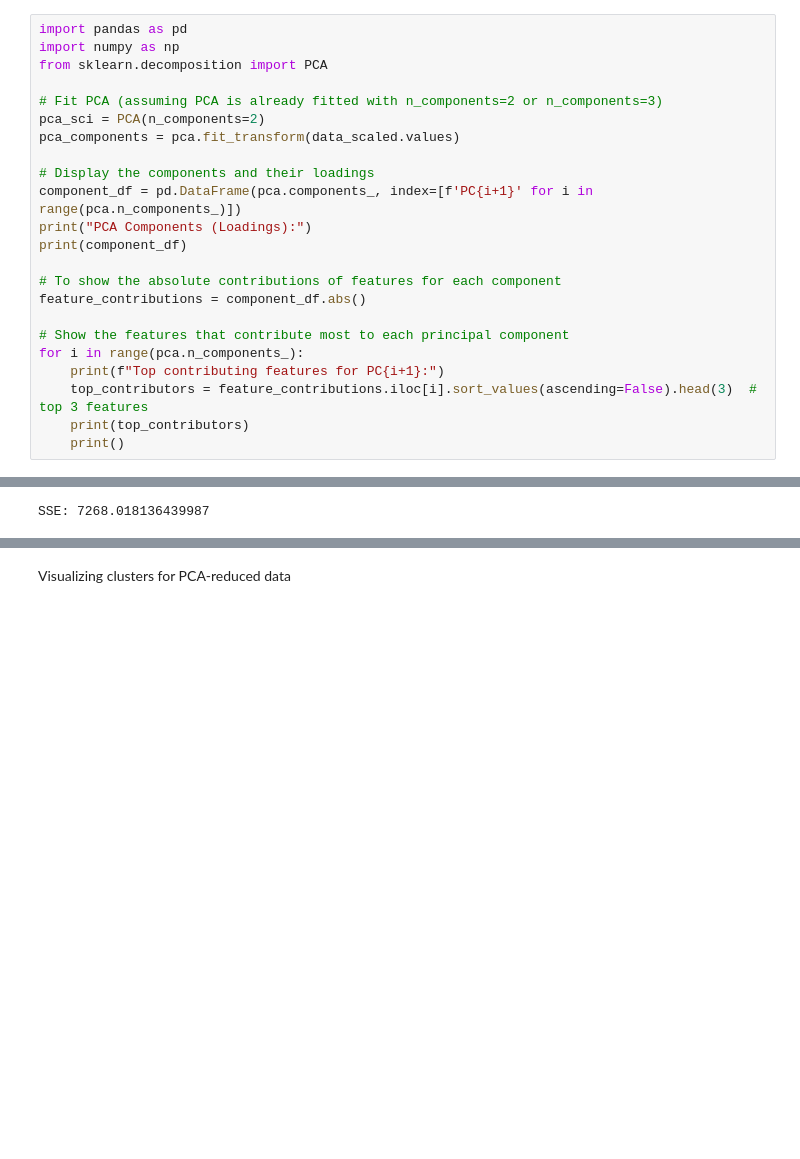
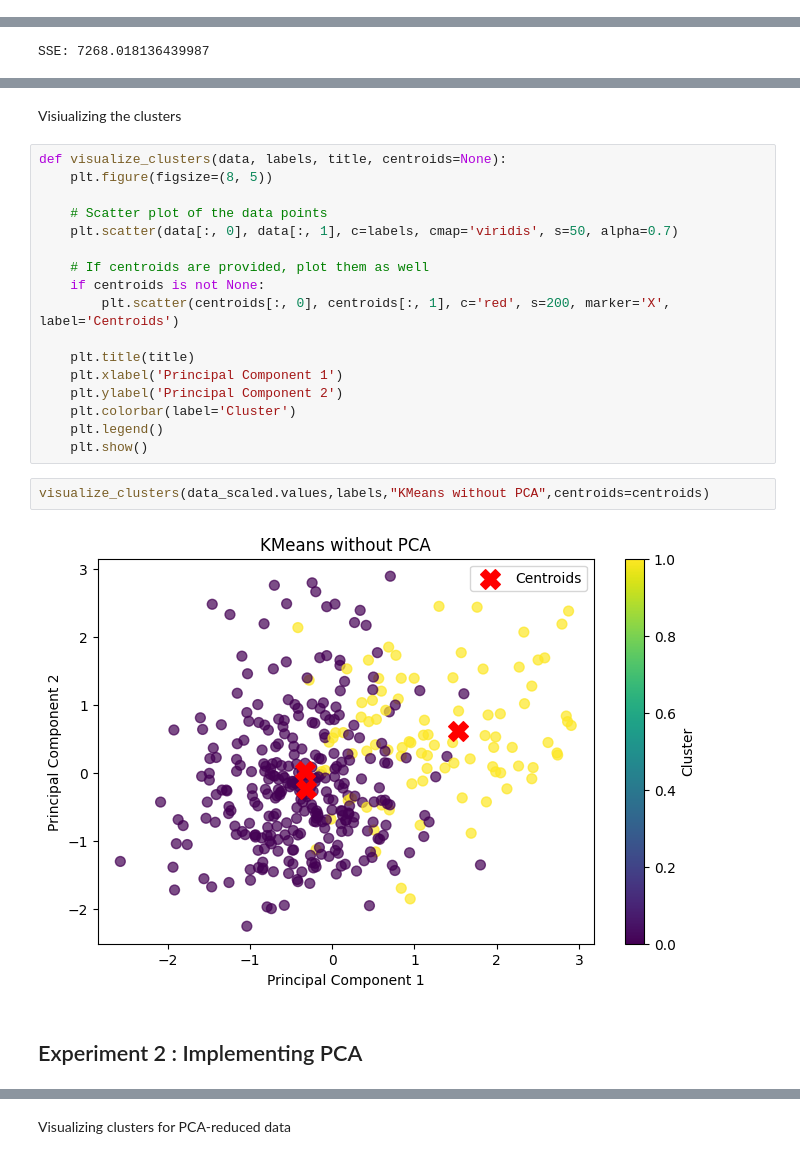
Before and after one commit to perfectdude719/machine_learning, a Jupyter notebook: assignment4/Notebook.ipynb, the cells around one changed output, grey strips where cells are left out. Drawn from its saved outputs; the diff is of its cells as text; blank space fills up the shorter version.

```diff
--- a/assignment4/Notebook.ipynb
+++ b/assignment4/Notebook.ipynb
@@ -161,23 +126,0 @@ Mohamed's previous pca
-# %%
-import pandas as pd
-import numpy as np
-from sklearn.decomposition import PCA
-
-# Fit PCA (assuming PCA is already fitted with n_components=2 or n_components=3)
-pca_sci = PCA(n_components=2)
-pca_components = pca.fit_transform(data_scaled.values)
-
-# Display the components and their loadings
-component_df = pd.DataFrame(pca.components_, index=[f'PC{i+1}' for i in range(pca.n_components_)])
-print("PCA Components (Loadings):")
-print(component_df)
-
-# To show the absolute contributions of features for each component
-feature_contributions = component_df.abs()
-
-# Show the features that contribute most to each principal component
-for i in range(pca.n_components_):
-    print(f"Top contributing features for PC{i+1}:")
-    top_contributors = feature_contributions.iloc[i].sort_values(ascending=False).head(3)  # top 3 features
-    print(top_contributors)
-    print()
@@ -262,0 +203,25 @@ Second Experiment: PCA + K-Means
+# %% [markdown]
+ Visiualizing the clusters
+# %%
+def visualize_clusters(data, labels, title, centroids=None):
+    plt.figure(figsize=(8, 5))
+
+    # Scatter plot of the data points
+    plt.scatter(data[:, 0], data[:, 1], c=labels, cmap='viridis', s=50, alpha=0.7)
+
+    # If centroids are provided, plot them as well
+    if centroids is not None:
+        plt.scatter(centroids[:, 0], centroids[:, 1], c='red', s=200, marker='X', label='Centroids')
+
+    plt.title(title)
+    plt.xlabel('Principal Component 1')
+    plt.ylabel('Principal Component 2')
+    plt.colorbar(label='Cluster')
+    plt.legend()
+    plt.show()
+# %%
+visualize_clusters(data_scaled.values,labels,"KMeans without PCA",centroids=centroids)
+# %% [output]
+[figure, added]
+# %% [markdown]
+## Experiment 2 : Implementing PCA
```
Also changed, not shown: parts of 34 cells of this notebook.
